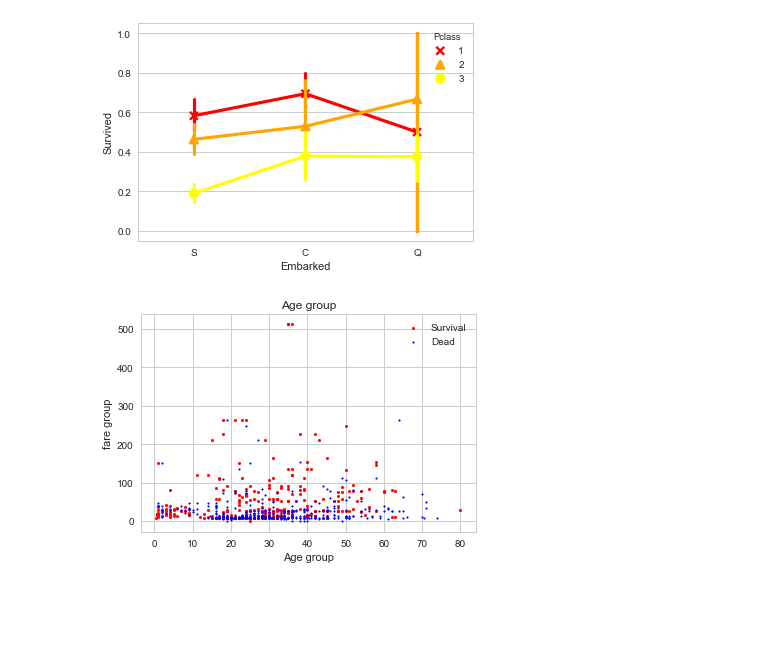
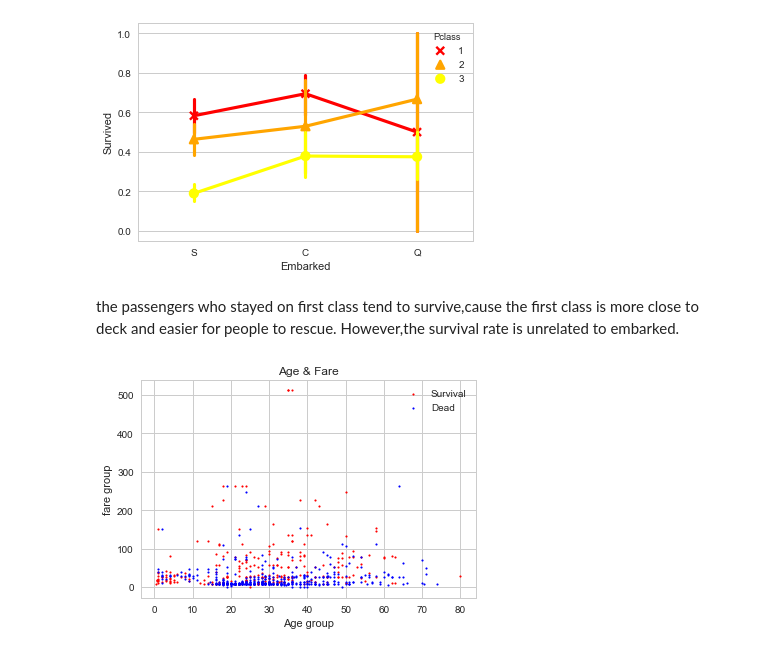
Before and after one commit to mmeagher/ARC6818-2017, a Jupyter notebook: assignment4/YUE+CHEN_ASM4.ipynb, the cells around one changed output. Saved outputs shown, nothing was run; the diff lists cells and outputs as text; code cells hidden in the pictures; blank space fills up the shorter version.

```diff
--- a/assignment4/YUE+CHEN_ASM4.ipynb
+++ b/assignment4/YUE+CHEN_ASM4.ipynb
@@ -35,6 +35,6 @@ df
 ### deal with data, work out the number of survival in total, and observation
 # %%
 # delete useless imformation
-df = df.drop(['PassengerId','Name','Ticket','Cabin'], axis = 1)
+df = df.drop(['PassengerId','Ticket','Cabin'], axis = 1)
 df
 # %% [output]
@@ -127,22 +154,27 @@ sns.pointplot(x='Embarked', y='Survived', hue='Pclass', data=df,
               markers=['x','^','o'], linestyles=['-','-','-']);
 # %% [output]
 [figure]
+# %% [markdown]
+the passengers who stayed on first class tend to survive,cause the first class is more close to deck and easier for people to rescue.
+However,the survival rate is unrelated to embarked.
 # %%
 fig, ax = plt.subplots()
+
+ax.set_xlabel('Age group')
+ax.set_ylabel('fare group')
+plt.title('Age & Fare')
 
 xlive = df.Age[df.Survived==1]
 xdie = df.Age[df.Survived==0]
 ylive = df.Fare[df.Survived==1]
 ydie = df.Fare[df.Survived==0]
-ax.set_xlabel('Age group')
-ax.set_ylabel('fare group')
-m = ax.scatter(xlive, ylive, 8, 'red')
+
+m = ax.scatter(xlive, ylive, 3, 'red')
 ax.hold
 n = ax.scatter(xdie, ydie, 3, 'blue')
 ax.hold
 ax.legend([m,n],['Survival','Dead'])
-plt.title('Age group')
 
 plt.show()
 # %% [output]
-[figure, old version]
+[figure, new version]
```
Also changed, not shown: parts of 23 cells of this notebook.
